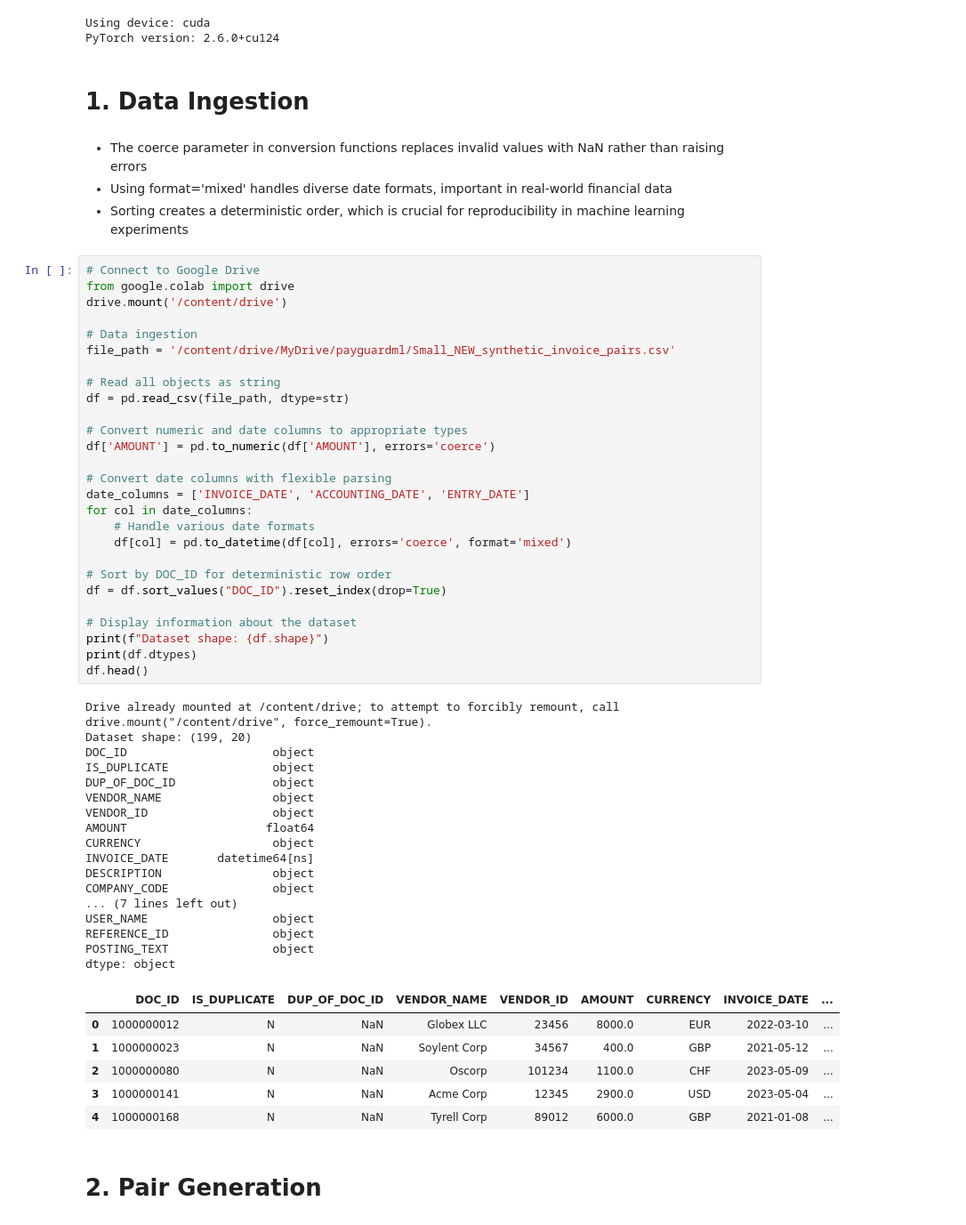
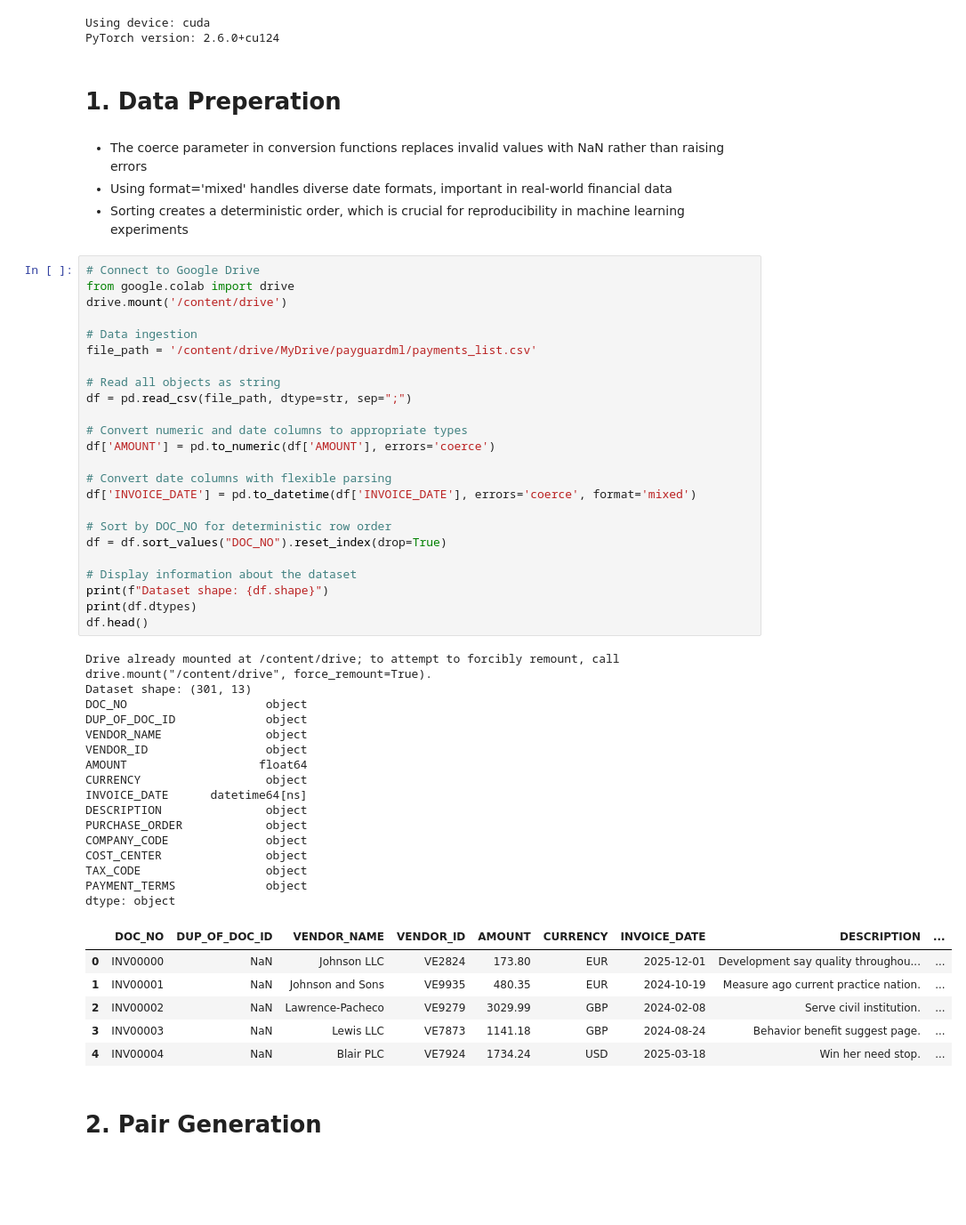
Before and after one commit to FelixSBuehrm/payguardml, a Jupyter notebook: SBERT_V3_GPU.ipynb, the cells around one changed output. Shown at 89% size. Cells and saved outputs as stored; diff of their text form; blank space fills up the shorter version.

Commit message:
Updated Dataset and Notebook
- Created blocking for reduce pairs generated
- deleted unnecessary files
- build up on teresa's dataset

```diff
--- a/SBERT_V3_GPU.ipynb
+++ b/SBERT_V3_GPU.ipynb
@@ -104,7 +116,7 @@ print(f"PyTorch version: {torch.__version__}")
 Using device: cuda
 PyTorch version: 2.6.0+cu124
 # %% [markdown]
-# 1. Data Ingestion
+# 1. Data Preperation
 # %% [markdown]
 - The coerce parameter in conversion functions replaces invalid values with NaN rather than raising errors
 - Using format='mixed' handles diverse date formats, important in real-world financial data
@@ -112,53 +124,49 @@ PyTorch version: 2.6.0+cu124
 # %%
 # Connect to Google Drive
 from google.colab import drive
 drive.mount('/content/drive')
 
 # Data ingestion
-file_path = '/content/drive/MyDrive/payguardml/Small_NEW_synthetic_invoice_pairs.csv'
+file_path = '/content/drive/MyDrive/payguardml/payments_list.csv'
 
 # Read all objects as string
-df = pd.read_csv(file_path, dtype=str)
+df = pd.read_csv(file_path, dtype=str, sep=";")
 
 # Convert numeric and date columns to appropriate types
 df['AMOUNT'] = pd.to_numeric(df['AMOUNT'], errors='coerce')
 
 # Convert date columns with flexible parsing
-date_columns = ['INVOICE_DATE', 'ACCOUNTING_DATE', 'ENTRY_DATE']
-for col in date_columns:
-    # Handle various date formats
-    df[col] = pd.to_datetime(df[col], errors='coerce', format='mixed')
+df['INVOICE_DATE'] = pd.to_datetime(df['INVOICE_DATE'], errors='coerce', format='mixed')
 
-# Sort by DOC_ID for deterministic row order
-df = df.sort_values("DOC_ID").reset_index(drop=True)
+# Sort by DOC_NO for deterministic row order
+df = df.sort_values("DOC_NO").reset_index(drop=True)
 
 # Display information about the dataset
 print(f"Dataset shape: {df.shape}")
 print(df.dtypes)
 df.head()
 # %% [output]
 Drive already mounted at /content/drive; to attempt to forcibly remount, call drive.mount("/content/drive", force_remount=True).
-Dataset shape: (199, 20)
-DOC_ID                     object
-IS_DUPLICATE               object
-DUP_OF_DOC_ID              object
-VENDOR_NAME                object
-VENDOR_ID                  object
-AMOUNT                    float64
-CURRENCY                   object
-INVOICE_DATE       datetime64[ns]
-DESCRIPTION                object
-COMPANY_CODE               object
-... (7 lines left out)
-USER_NAME                  object
-REFERENCE_ID               object
-POSTING_TEXT               object
+Dataset shape: (301, 13)
+DOC_NO                    object
+DUP_OF_DOC_ID             object
+VENDOR_NAME               object
+VENDOR_ID                 object
+AMOUNT                   float64
+CURRENCY                  object
+INVOICE_DATE      datetime64[ns]
+DESCRIPTION               object
+PURCHASE_ORDER            object
+COMPANY_CODE              object
+COST_CENTER               object
+TAX_CODE                  object
+PAYMENT_TERMS             object
 dtype: object
-|  | DOC_ID | IS_DUPLICATE | DUP_OF_DOC_ID | VENDOR_NAME | VENDOR_ID | AMOUNT | CURRENCY | INVOICE_DATE | ... |
-| 0 | 1000000012 | N | NaN | Globex LLC | 23456 | 8000.0 | EUR | 2022-03-10 | ... |
-| 1 | 1000000023 | N | NaN | Soylent Corp | 34567 | 400.0 | GBP | 2021-05-12 | ... |
-| 2 | 1000000080 | N | NaN | Oscorp | 101234 | 1100.0 | CHF | 2023-05-09 | ... |
-| 3 | 1000000141 | N | NaN | Acme Corp | 12345 | 2900.0 | USD | 2023-05-04 | ... |
-| 4 | 1000000168 | N | NaN | Tyrell Corp | 89012 | 6000.0 | GBP | 2021-01-08 | ... |
+|  | DOC_NO | DUP_OF_DOC_ID | VENDOR_NAME | VENDOR_ID | AMOUNT | CURRENCY | INVOICE_DATE | DESCRIPTION | ... |
+| 0 | INV00000 | NaN | Johnson LLC | VE2824 | 173.80 | EUR | 2025-12-01 | Development say quality throughou... | ... |
+| 1 | INV00001 | NaN | Johnson and Sons | VE9935 | 480.35 | EUR | 2024-10-19 | Measure ago current practice nation. | ... |
+| 2 | INV00002 | NaN | Lawrence-Pacheco | VE9279 | 3029.99 | GBP | 2024-02-08 | Serve civil institution. | ... |
+| 3 | INV00003 | NaN | Lewis LLC | VE7873 | 1141.18 | GBP | 2024-08-24 | Behavior benefit suggest page. | ... |
+| 4 | INV00004 | NaN | Blair PLC | VE7924 | 1734.24 | USD | 2025-03-18 | Win her need stop. | ... |
 # %% [markdown]
 # 2. Pair Generation
```
Also changed, not shown: parts of 17 cells of this notebook, 4 other files.
